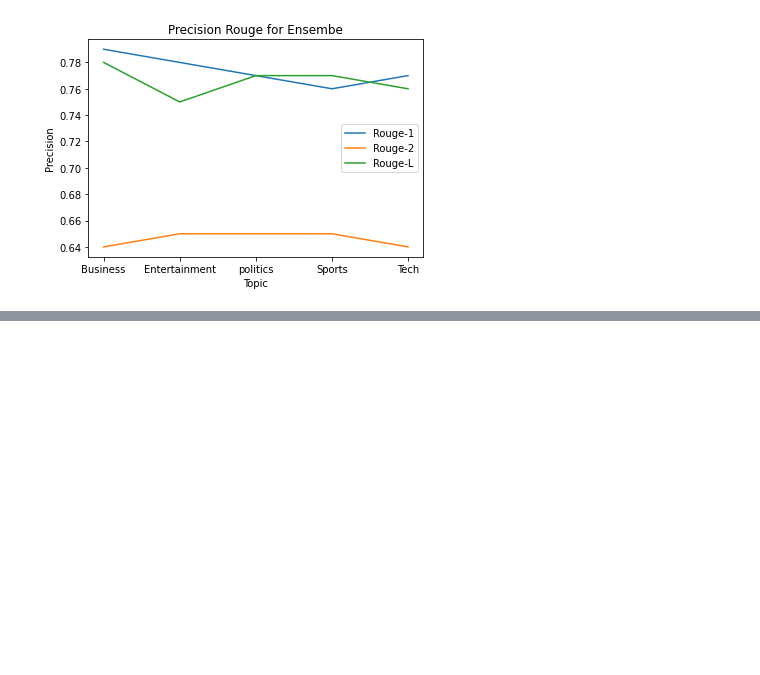
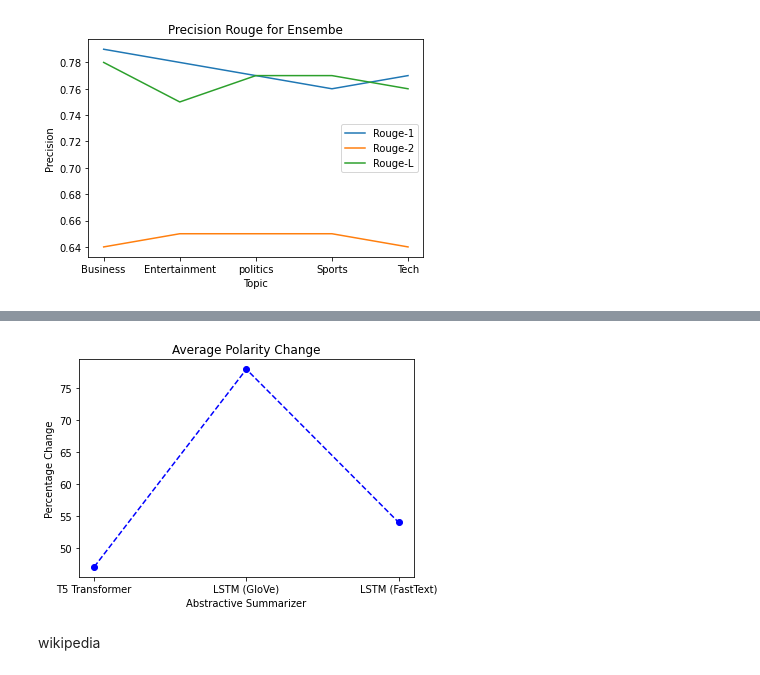
Before and after one commit to kannavdhawan/Extractive-and-abstractive-Text-summarization, a Jupyter notebook: metrics.ipynb, the cells around one changed output, grey strips where cells are left out. Saved outputs shown, nothing was run; the diff lists cells and outputs as text; code cells hidden in the pictures; blank space fills up the shorter version.

```diff
--- a/metrics.ipynb
+++ b/metrics.ipynb
@@ -508,0 +606,22 @@ Text(0, 0.5, 'Precision')
+# %%
+import matplotlib.pyplot as plt
+x = ['T5 Transformer', 'LSTM (GloVe)', 'LSTM (FastText)']
+# x=[0.47,0.78,0.54]
+# create an index for each tick position
+xi = range(len(x))
+# y = [0,10,20,30,40,50,60,70,80,90,100]
+# plt.ylim(0.8,1.4)
+# plot the index for the x-values
+plt.plot([47,78,54], marker='o', linestyle='--', color='b')
+plt.xlabel('Abstractive Summarizer')
+plt.ylabel('Percentage Change')
+plt.xticks(xi, x)
+# plt.yticks(range(len([0,10,20,30,40,50,60,70,80,90,100])),[0,10,20,30,40,50,60,70,80,90,100])
+
+plt.title('Average Polarity Change')
+# plt.legend()
+plt.show()
+# %% [output]
+[figure, added]
+# %% [markdown]
+wikipedia
```
Also changed, not shown: parts of 18 cells of this notebook.
